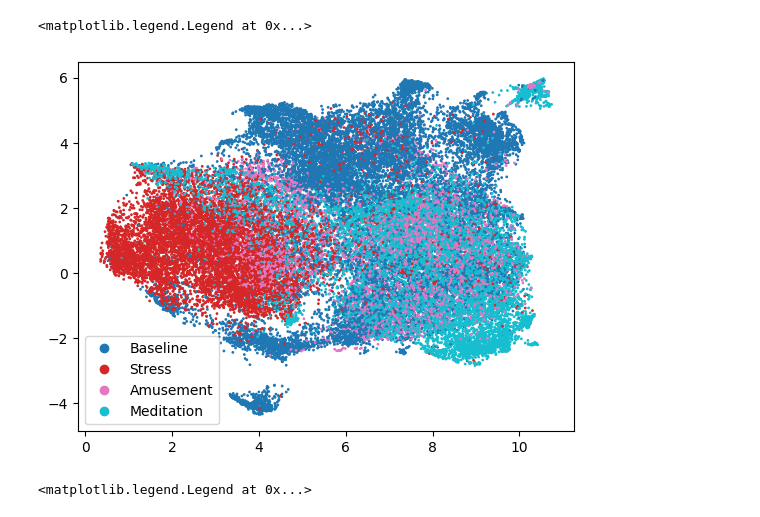
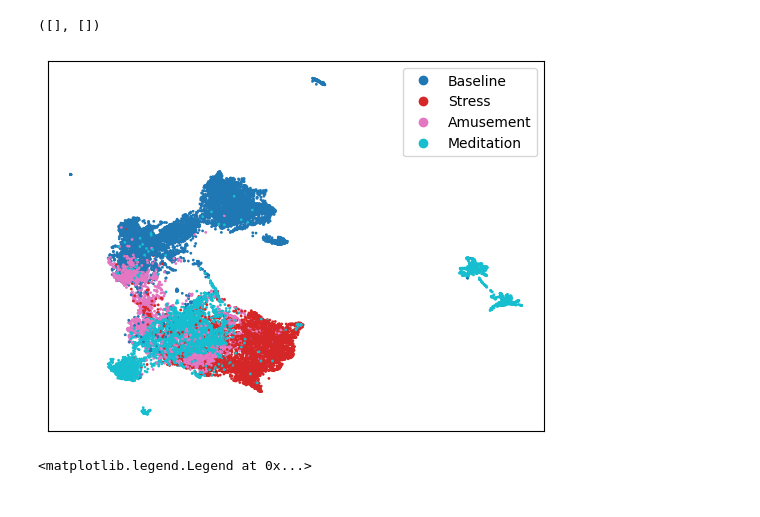
Before and after one commit to rish-raghu/cos513-wesad, a Jupyter notebook: plotting.ipynb, the cells around one changed output. Drawn from its saved outputs; the diff is of its cells as text; code cells hidden in the pictures.

```diff
--- a/plotting.ipynb
+++ b/plotting.ipynb
@@ -4,8 +4,8 @@ import matplotlib.pyplot as plt
 import umap
 import scipy
 # %%
-mus = np.load("s2-11_allfeats_w512/s2-11_mu.npy")
-labels = np.load("s2-11_allfeats_w512/s2-11_label.npy").astype(int)
+mus = np.load("s2-11_w512_z64/s13-17_mu.npy")
+labels = np.load("s2-11_w512_z64/s13-17_label.npy").astype(int)
 # %%
 labels = scipy.stats.mode(labels, axis=1).mode
 mask = ((labels <= 4) & (labels > 0))
@@ -16,11 +16,13 @@ mus_umap = reducer.fit_transform(mus)
 # %%
 label_names = ["Transient", "Baseline", "Stress", "Amusement", "Meditation", "Ignore", "Ignore", "Ignore"]
 label_names = [label_names[i] for i in [1,2,3,4]]
 scatter = plt.scatter(mus_umap[:, 0], mus_umap[:, 1], c=labels[mask], s=1, alpha=1, cmap='tab10')
 plt.legend(handles=scatter.legend_elements()[0], labels=label_names)
+plt.xticks([])
+plt.yticks([])
 # %% [output]
-<matplotlib.legend.Legend at 0x...>
+([], [])
-[figure, old version]
+[figure, new version]
 # %%
 zs = [2, 4, 8, 16, 32, 64, 128, 256]
 train_accs = [68.6, 51.9, 51.3, 52.3, 72.0, 79.6, 82.6, 85.7]
```
Also changed, not shown: 4 other files.
